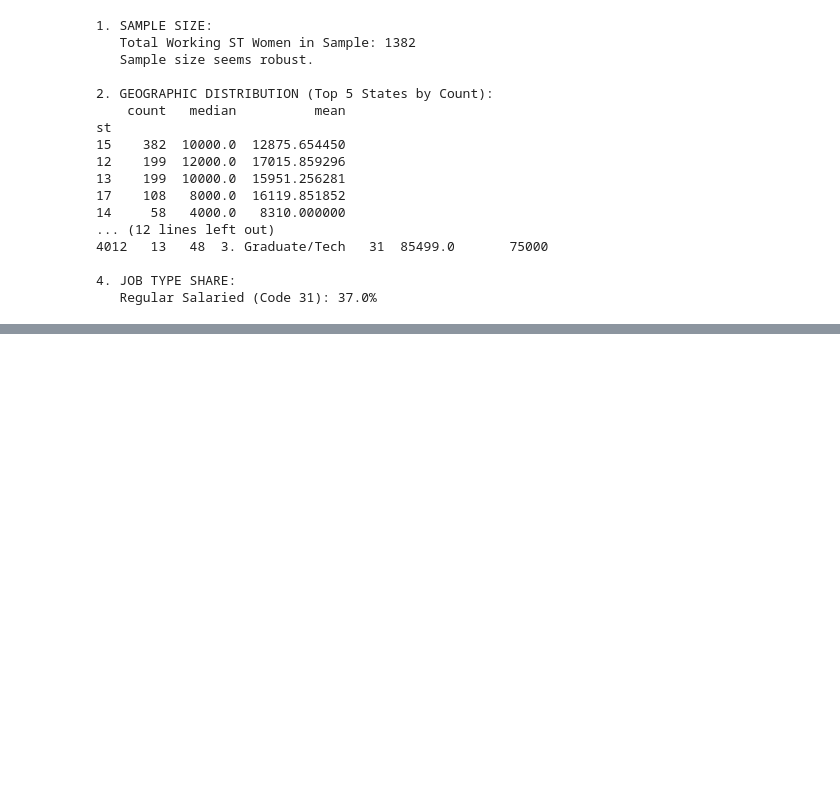
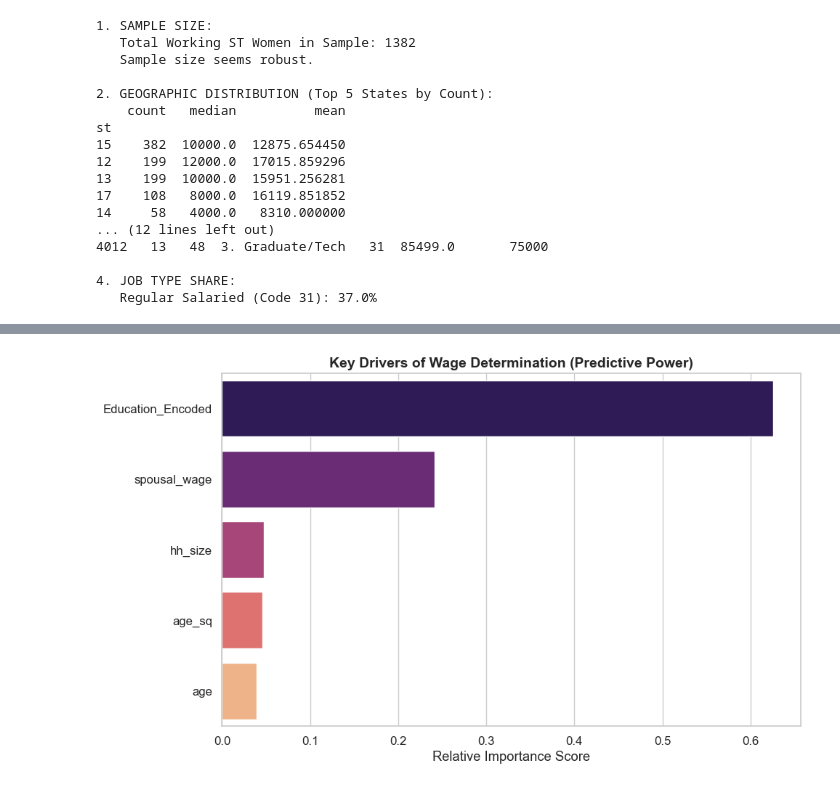
Before and after one commit to ShubhamBhut/PLFS-Analysis---LE-Assignment, a Jupyter notebook: analysis.ipynb, the cells around one changed output, grey strips where cells are left out. Saved outputs shown, nothing was run; the diff lists cells and outputs as text; code cells hidden in the pictures; blank space fills up the shorter version.

```diff
--- a/analysis.ipynb
+++ b/analysis.ipynb
@@ -702,0 +919,98 @@ Passing `palette` without assigning `hue` is deprecated and will be removed in v
+# %%
+import pandas as pd
+import numpy as np
+import matplotlib.pyplot as plt
+import seaborn as sns
+from sklearn.model_selection import train_test_split
+from sklearn.ensemble import RandomForestClassifier, GradientBoostingClassifier, RandomForestRegressor, GradientBoostingRegressor
+from sklearn.metrics import roc_auc_score, mean_squared_error, r2_score
+from sklearn.preprocessing import LabelEncoder
+
+# --- 1. DATA PREPARATION ---
+
+# A. Encoding
+le = LabelEncoder()
+# Create a safe copy
+df_ml = df_target_final.copy()
+df_ml['Education_Encoded'] = le.fit_transform(df_ml['Education_Group'])
+
+# Feature Selection
+# We add 'Age_Squared' to capture the non-linear "U-shape" of life cycle
+df_ml['age_sq'] = df_ml['age'] ** 2
+features = ['age', 'age_sq', 'hh_size', 'spousal_wage', 'Education_Encoded']
+
+# --- 2. CLASSIFICATION TASK: PREDICTING EMPLOYMENT (0 or 1) ---
+print("--- TASK 1: EMPLOYMENT PREDICTION (CLASSIFICATION) ---\n")
+
+X_cls = df_ml[features]
+y_cls = df_ml['is_employed']
+
+X_train_c, X_test_c, y_train_c, y_test_c = train_test_split(X_cls, y_cls, test_size=0.2, random_state=42, stratify=y_cls)
+
+# Model 1: Random Forest (Baseline)
+rf_cls = RandomForestClassifier(n_estimators=100, max_depth=10, random_state=42)
+rf_cls.fit(X_train_c, y_train_c)
+
+# Model 2: Gradient Boosting (Max Prediction)
+gb_cls = GradientBoostingClassifier(n_estimators=150, learning_rate=0.1, max_depth=5, random_state=42)
+gb_cls.fit(X_train_c, y_train_c)
+
+# Evaluation
+auc_rf = roc_auc_score(y_test_c, rf_cls.predict_proba(X_test_c)[:, 1])
+auc_gb = roc_auc_score(y_test_c, gb_cls.predict_proba(X_test_c)[:, 1])
+
+print(f"Random Forest AUC:       {auc_rf:.4f}")
+print(f"Gradient Boosting AUC:   {auc_gb:.4f} (Winner for Accuracy)")
+
+
+# --- 3. REGRESSION TASK: PREDICTING WAGES (Continuous ₹) ---
+print("\n--- TASK 2: WAGE PREDICTION (REGRESSION) ---\n")
+
+# Filter: We only predict wages for those who actually work (Wage > 0)
+# (Predicting wage for non-workers is theoretically complex due to 'reservation wage' bias)
+df_wage = df_ml[df_ml['total_wage'] > 0].copy()
+
+X_reg = df_wage[features]
+y_reg = df_wage['total_wage']
+
+# Log-transform target to normalize distribution (Wages are usually right-skewed)
+y_reg_log = np.log1p(y_reg)
+
+X_train_r, X_test_r, y_train_r, y_test_r = train_test_split(X_reg, y_reg_log, test_size=0.2, random_state=42)
+
+# Model: Gradient Boosting Regressor
+gb_reg = GradientBoostingRegressor(n_estimators=200, learning_rate=0.05, max_depth=5, random_state=42)
+gb_reg.fit(X_train_r, y_train_r)
+
+# Predictions (Reverse log transform to get actual Rupee values)
+y_pred_log = gb_reg.predict(X_test_r)
+y_pred_inr = np.expm1(y_pred_log)
+y_actual_inr = np.expm1(y_test_r)
+
+# Metrics
+r2 = r2_score(y_test_r, y_pred_log)
+rmse = np.sqrt(mean_squared_error(y_actual_inr, y_pred_inr))
+
+print(f"Model R² (Explained Variance): {r2:.4f}")
+print(f"RMSE (Avg Error in ₹):         ₹{rmse:.2f}")
+
+
+# --- 4. VISUALIZATION: WHAT DRIVES WAGES? ---
+plt.figure(figsize=(10, 6))
+
+# Extract Feature Importance from Wage Model
+importances = gb_reg.feature_importances_
+feature_names = features
+indices = np.argsort(importances)[::-1]
+
+sns.barplot(
+    x=[importances[i] for i in indices],
+    y=[feature_names[i] for i in indices],
+    palette="magma"
+)
+
+plt.title("Key Drivers of Wage Determination (Predictive Power)", fontsize=14, fontweight='bold')
+plt.xlabel("Relative Importance Score")
+plt.tight_layout()
+plt.show()
+# %% [output]
@@ -702,0 +1026 @@ Passing `palette` without assigning `hue` is deprecated and will be removed in v
+[figure, added]
```
Also changed, not shown: parts of 15 cells of this notebook, 1 other file.
